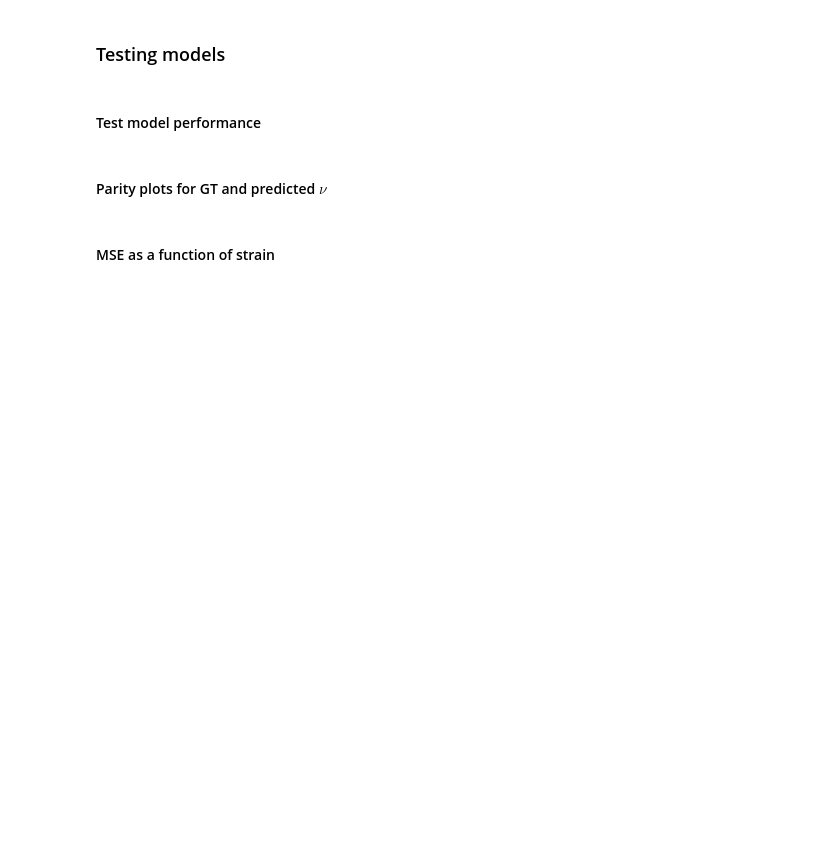
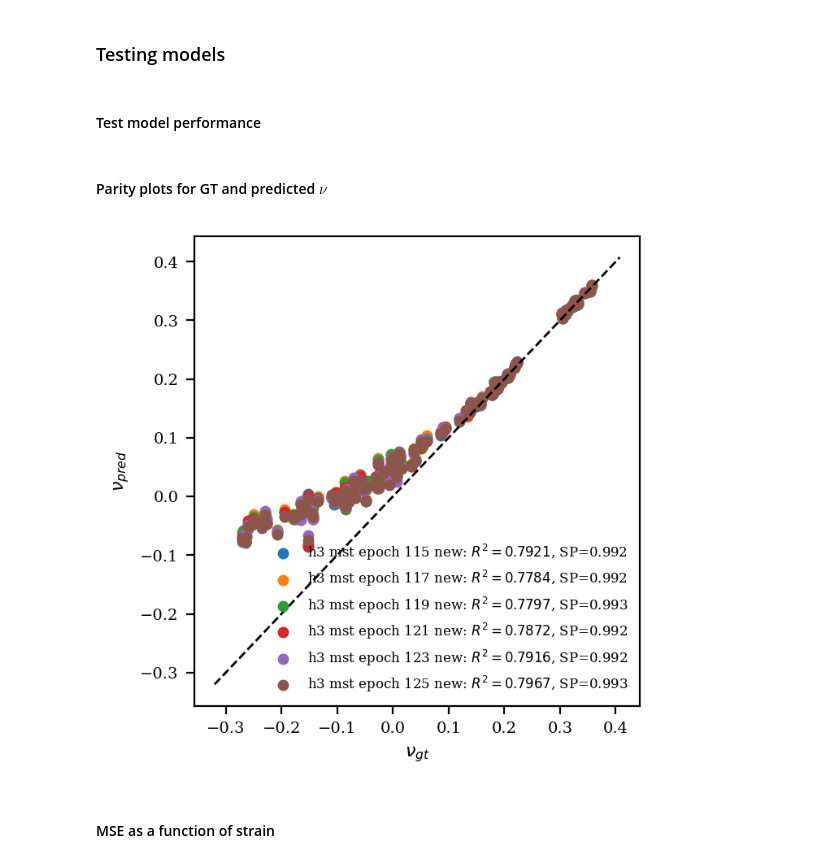
Before and after one commit to MendelsResearchGroup/GNNInverseDesign, a Jupyter notebook: gnn_simulator_demo.ipynb, the cells around one changed output. Cells and saved outputs as stored; diff of their text form; code cells hidden in the pictures; blank space fills up the shorter version.

```diff
--- a/gnn_simulator_demo.ipynb
+++ b/gnn_simulator_demo.ipynb
@@ -216,39 +253,41 @@ for model_name, model in test_models.items():
 #### Parity plots for GT and predicted $\nu$
 # %%
 params = {
-    'font.size': 8,                 # Base font size
-    'axes.labelsize': 8,            # Axis labels (e.g., nu_gt)
-    'axes.titlesize': 8,            # Subplot titles
-    'xtick.labelsize': 7,           # Tick numbers
+    'font.size': 8,
+    'axes.labelsize': 8,
+    'axes.titlesize': 8,
+    'xtick.labelsize': 7,
     'ytick.labelsize': 7,
-    'legend.fontsize': 6,           # Make legend smaller to fit
-    'lines.markersize': 4,          # Reduce scatter dot size
-    'figure.figsize': (3.33, 3.33), # Your target size
-    'figure.dpi': 200,              # High DPI for clear viewing
-    'font.family': 'serif',         # Matches most LaTeX/Paper fonts
+    'legend.fontsize': 6,
+    'lines.markersize': 4,
+    'figure.figsize': (3.33, 3.33),
+    'figure.dpi': 200,
+    'font.family': 'serif',
 }
 plt.rcParams.update(params)
 
 fig, ax = plt.subplots(1, 1, layout="constrained")
 
 line = (min(results["gt_p"]) - 0.05, max(results["gt_p"]) + 0.05)
 ax.plot(line, line, color="black", linewidth=1, linestyle='--')
 
 for model_name, results in model_results.items():
 
     r2 = r2_score(results['gt_p'], results['pred_p'])
     res = spearmanr(results["gt_p"], results["pred_p"])
     sp = res.statistic
 
-    label_text = f"Model {model_name}: $R^2={r2:.3f}$, SP={sp:.3f}"
+    label_text = f"{model_name}: $R^2={r2:.4f}$, SP={sp:.3f}"
     ax.scatter(results["gt_p"], results["pred_p"], label=label_text)
 
 ax.legend(frameon=False, loc='best')
 ax.set_xlabel(r"$\nu_{gt}$")
 ax.set_ylabel(r"$\nu_{pred}$")
-
+# ax.set_ylim(-0.4, 0.4)
 
 plt.show()
+# %% [output]
+[figure, added]
 # %% [markdown]
 #### MSE as a function of strain
 # %%
```
Also changed, not shown: parts of 10 cells of this notebook, 42 other files.
